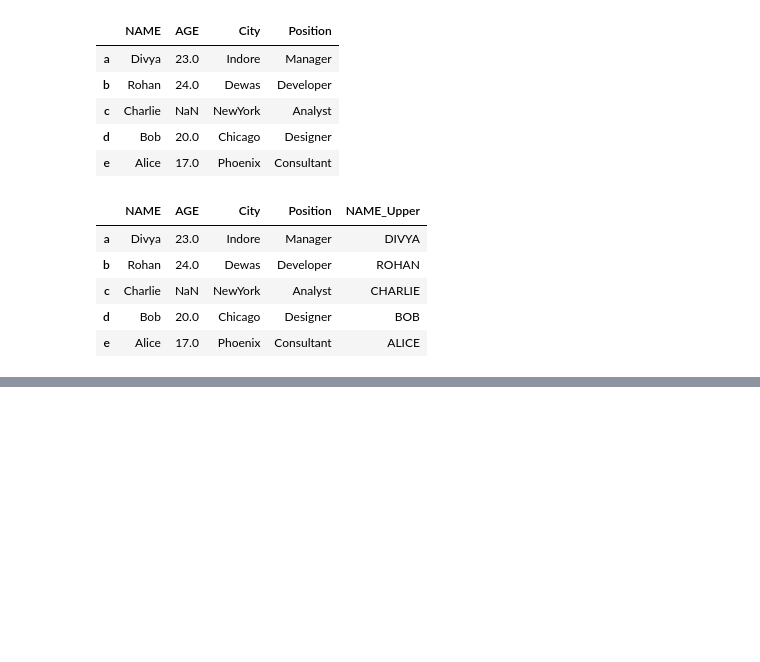
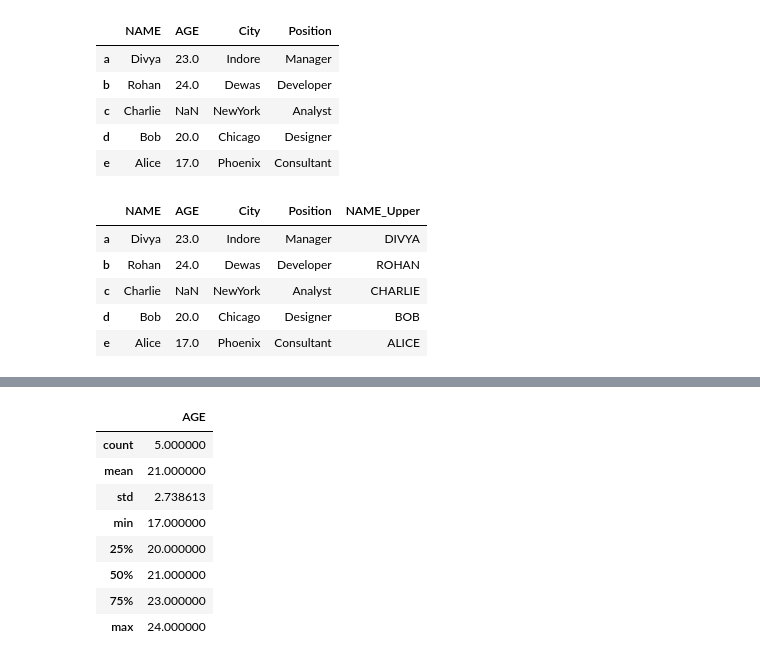
Before and after one commit to Divya23-jpg/Data-Engineering-Course, a Jupyter notebook: Python/Lecture 14 Pandas Fundamental and Data Loading/pandas.ipynb, the cells around one changed output, grey strips where cells are left out. Saved outputs shown, nothing was run; the diff lists cells and outputs as text; code cells hidden in the pictures; blank space fills up the shorter version.

```diff
--- a/Python/Lecture 14 Pandas Fundamental and Data Loading/pandas.ipynb
+++ b/Python/Lecture 14 Pandas Fundamental and Data Loading/pandas.ipynb
@@ -404,0 +455,12 @@ df
+# %%
+df.describe()
+# %% [output]
+|  | AGE |
+| count | 5.000000 |
+| mean | 21.000000 |
+| std | 2.738613 |
+| min | 17.000000 |
+| 25% | 20.000000 |
+| 50% | 21.000000 |
+| 75% | 23.000000 |
+| max | 24.000000 |
```
Also changed, not shown: parts of 9 cells of this notebook.
